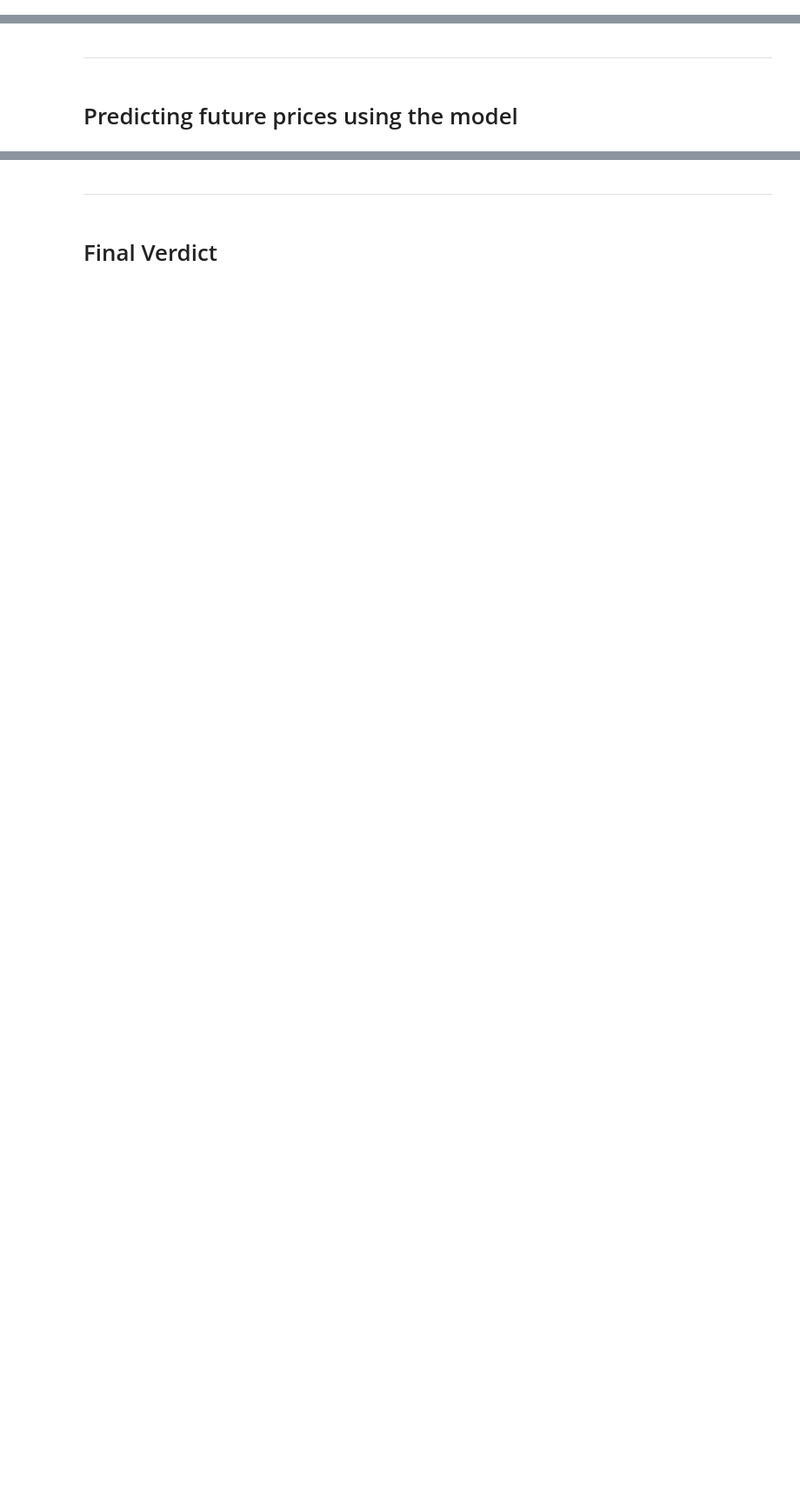
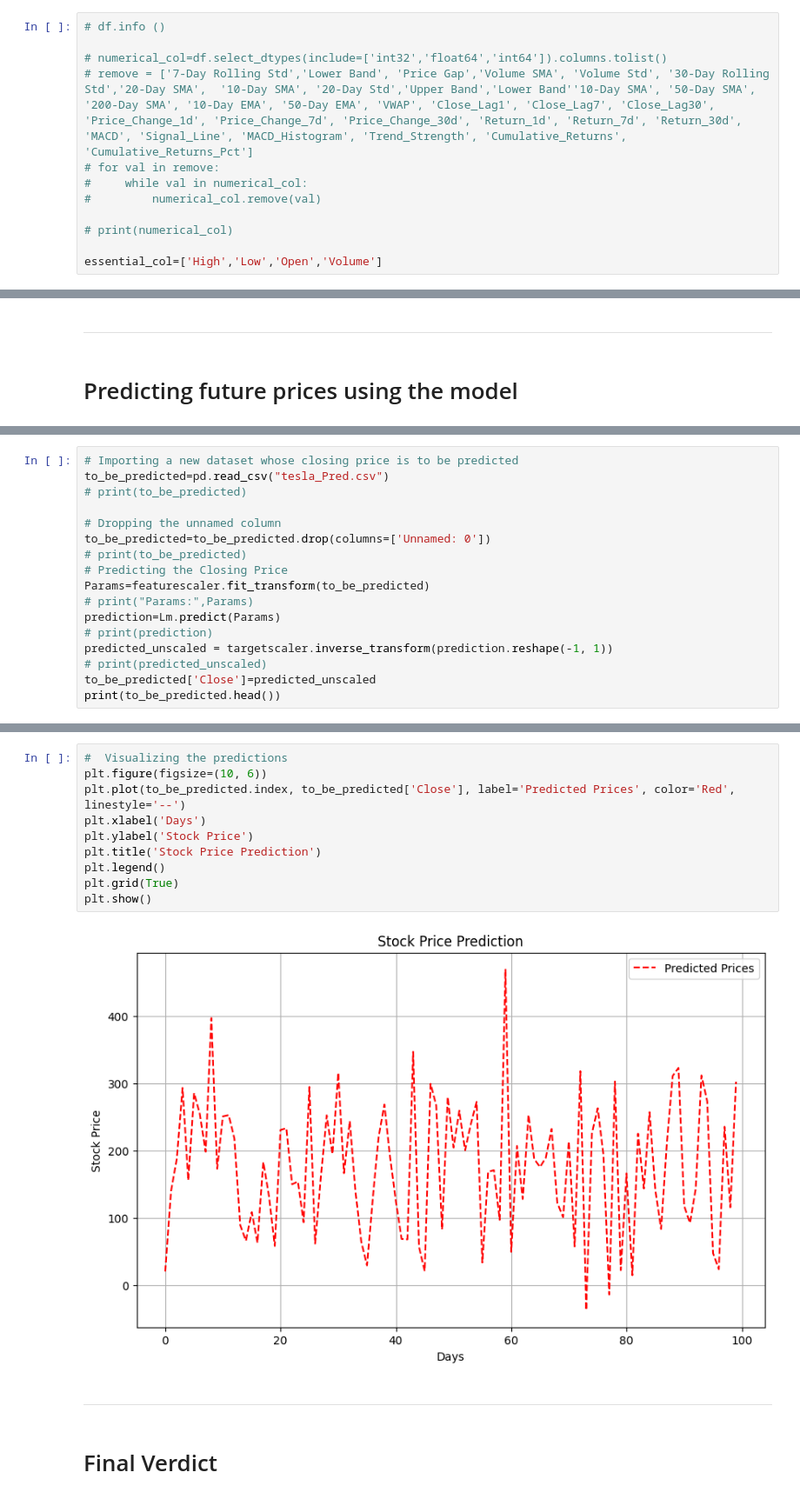
Before and after one commit to sazisblu/Stock-Prediction-Model, a Jupyter notebook: proj.ipynb, the cells around one changed output, grey strips where cells are left out. Shown at 87% size. Saved outputs shown, nothing was run; the diff lists cells and outputs as text; blank space fills up the shorter version.

```diff
--- a/proj.ipynb
+++ b/proj.ipynb
@@ -733,3 +757,15 @@ plt.show()
 `We will be using the model imported from scikit-learn library and test our model with `**r<sup>2</sup>-error** `and` **mean squared error**
 # %% [markdown]
 #### Splitting the dataset
+# %%
+# df.info ()
+
+# numerical_col=df.select_dtypes(include=['int32','float64','int64']).columns.tolist()
+# remove = ['7-Day Rolling Std','Lower Band', 'Price Gap','Volume SMA', 'Volume Std', '30-Day Rolling Std','20-Day SMA',  '10-Day SMA', '20-Day Std','Upper Band','Lower Band''10-Day SMA', '50-Day SMA', '200-Day SMA', '10-Day EMA', '50-Day EMA', 'VWAP', 'Close_Lag1', 'Close_Lag7', 'Close_Lag30', 'Price_Change_1d', 'Price_Change_7d', 'Price_Change_30d', 'Return_1d', 'Return_7d', 'Return_30d', 'MACD', 'Signal_Line', 'MACD_Histogram', 'Trend_Strength', 'Cumulative_Returns', 'Cumulative_Returns_Pct']
+# for val in remove:
+#     while val in numerical_col:
+#         numerical_col.remove(val)
+
+# print(numerical_col)
+
+essential_col=['High','Low','Open','Volume']
@@ -832,0 +872,17 @@ plt.show()
+# %%
+# Importing a new dataset whose closing price is to be predicted
+to_be_predicted=pd.read_csv("tesla_Pred.csv")
+# print(to_be_predicted)
+
+# Dropping the unnamed column
+to_be_predicted=to_be_predicted.drop(columns=['Unnamed: 0'])
+# print(to_be_predicted)
+# Predicting the Closing Price
+Params=featurescaler.fit_transform(to_be_predicted)
+# print("Params:",Params)
+prediction=Lm.predict(Params)
+# print(prediction)
+predicted_unscaled = targetscaler.inverse_transform(prediction.reshape(-1, 1))
+# print(predicted_unscaled)
+to_be_predicted['Close']=predicted_unscaled
+print(to_be_predicted.head())
@@ -833,3 +896,15 @@ plt.show()
+# %%
+#  Visualizing the predictions
+plt.figure(figsize=(10, 6))
+plt.plot(to_be_predicted.index, to_be_predicted['Close'], label='Predicted Prices', color='Red', linestyle='--')
+plt.xlabel('Days')
+plt.ylabel('Stock Price')
+plt.title('Stock Price Prediction')
+plt.legend()
+plt.grid(True)
+plt.show()
+# %% [output]
+[figure, added]
 # %% [markdown]
 ----
 # %% [markdown]
```
Also changed, not shown: parts of 13 cells of this notebook, 3 other files.
